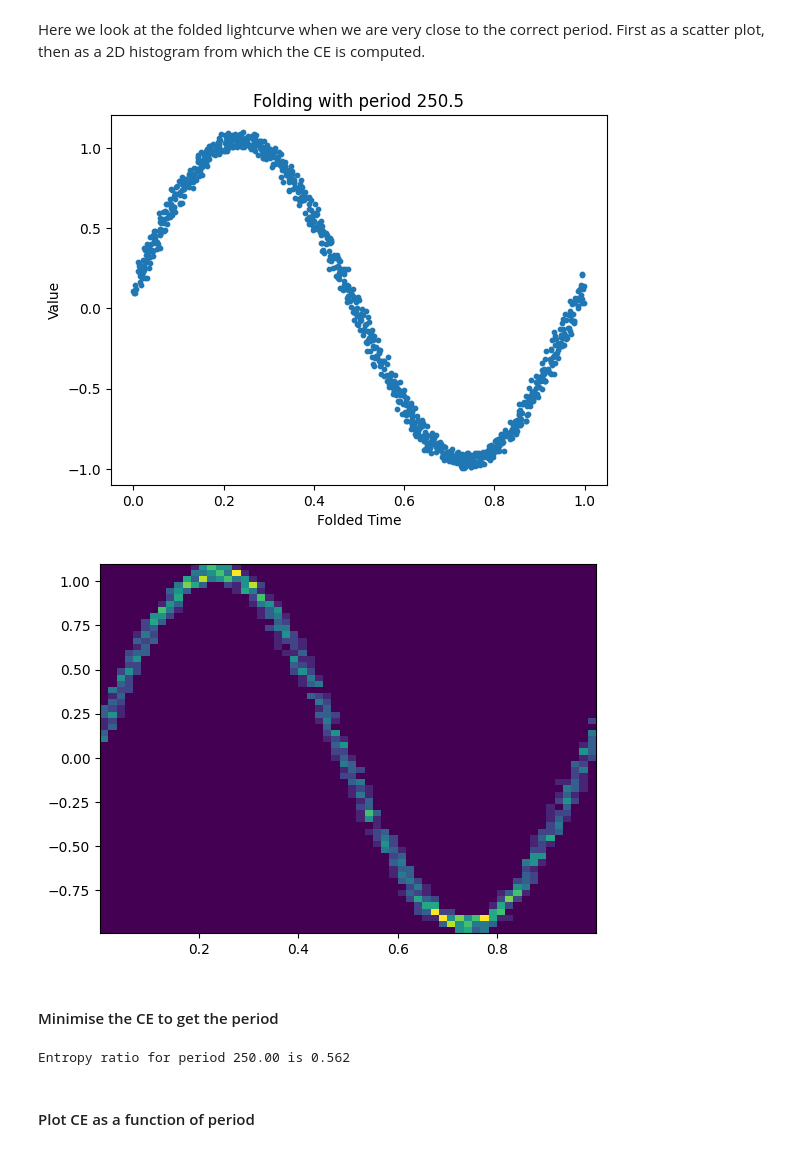
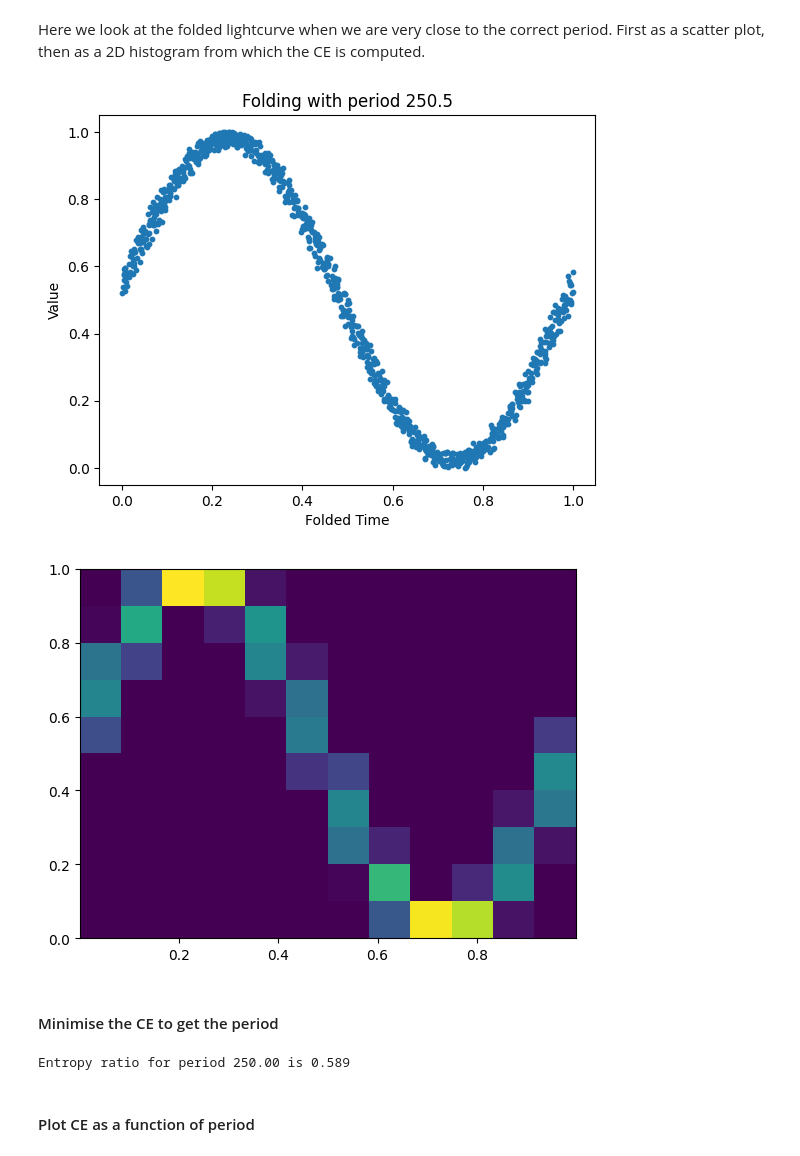
Before and after one commit to lsst-uk/lasair-examples, a Jupyter notebook: notebooks/features/7_periodFinder.ipynb, the cells around one changed output. Cells and saved outputs as stored; diff of their text form; code cells hidden in the pictures.

```diff
--- a/notebooks/features/7_periodFinder.ipynb
+++ b/notebooks/features/7_periodFinder.ipynb
@@ -87,19 +87,21 @@ Here we look at the folded lightcurve when we are very close to the correct peri
 First as a scatter plot, then as a 2D histogram from which the CE is computed.
 # %%
 period = 250.5
-
-rdata = rephase(data, period)
+ndata = normalization(data)
+rdata = rephase(ndata, period)
 plt.scatter(rdata[:,0], rdata[:,1], s=10)
 plt.title('Folding with period %.1f' % period)
 plt.xlabel("Folded Time")
 plt.ylabel("Value")
 plt.show()
 
-plt.hist2d(rdata[:, 0], rdata[:, 1], bins=60)
+p_bins=12
+m_bins=10
+plt.hist2d(rdata[:, 0], rdata[:, 1], bins=(p_bins,m_bins))
 plt.show()
 # %% [output]
-[figure, old version]
+[figure, new version]
-[figure, old version]
+[figure, new version]
 # %% [markdown]
 #### Minimise the CE to get the period
 # %%
@@ -114,7 +116,7 @@ for i in range(n_period):
 # Now compute the CE for each period
 ce = []
 for period in periods:
-    ce_value = cond_entropy(period, data)
+    ce_value = cond_entropy(period, data, p_bins=p_bins, m_bins=m_bins)
     ce.append(ce_value)
     imin = np.argmin(ce)
 period = periods[imin]
@@ -124,7 +126,7 @@ imax= np.argmax(ce)
 max_entropy = ce[imax]
 print('Entropy ratio for period %.2f is %.3f' % (period, min_entropy/max_entropy))
 # %% [output]
-Entropy ratio for period 250.00 is 0.562
+Entropy ratio for period 250.00 is 0.589
 # %% [markdown]
 #### Plot CE as a function of period
 # %%
```
Also changed, not shown: parts of 3 cells of this notebook.
